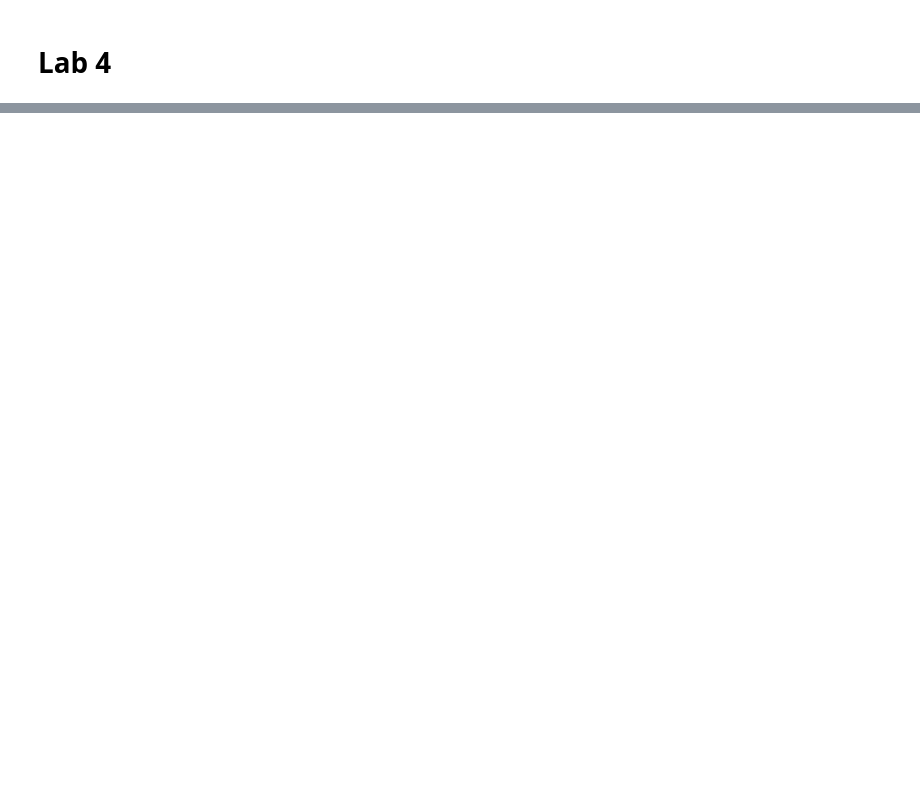
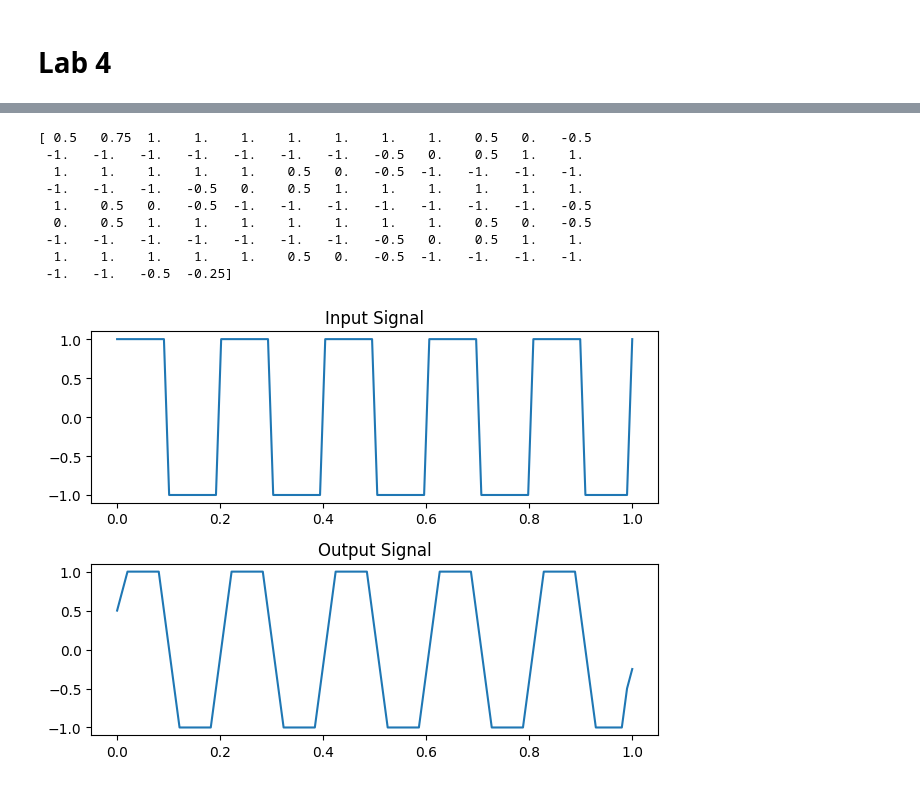
Before and after one commit to maanza-gs/college89, a Jupyter notebook: Sem9/ComputerVision/ComputerVisionLab.ipynb, the cells around one changed output, grey strips where cells are left out. Cells and saved outputs as stored; diff of their text form; code cells hidden in the pictures; blank space fills up the shorter version.

```diff
--- a/Sem9/ComputerVision/ComputerVisionLab.ipynb
+++ b/Sem9/ComputerVision/ComputerVisionLab.ipynb
@@ -941,0 +1044,24 @@ $sin θ = e^{iθ}-e^{-jθ} $ ???
+# %%
+t = np.linspace(0,1,100)
+x=signal.square(2*np.pi*5*t)
+h=1/4*np.ones(4) #Low Pass Filter
+y=signal.convolve(x,h, 'same')
+
+print(y,'\n\n')
+
+plt.subplot(2,1,1), plt.plot(t,x)
+plt.title("Input Signal")
+plt.subplot(2,1,2), plt.plot(t,y)
+plt.title("Output Signal")
+plt.tight_layout()
+# %% [output]
+[ 0.5   0.75  1.    1.    1.    1.    1.    1.    1.    0.5   0.   -0.5
+ -1.   -1.   -1.   -1.   -1.   -1.   -1.   -0.5   0.    0.5   1.    1.
+  1.    1.    1.    1.    1.    0.5   0.   -0.5  -1.   -1.   -1.   -1.
+ -1.   -1.   -1.   -0.5   0.    0.5   1.    1.    1.    1.    1.    1.
+  1.    0.5   0.   -0.5  -1.   -1.   -1.   -1.   -1.   -1.   -1.   -0.5
+  0.    0.5   1.    1.    1.    1.    1.    1.    1.    0.5   0.   -0.5
+ -1.   -1.   -1.   -1.   -1.   -1.   -1.   -0.5   0.    0.5   1.    1.
+  1.    1.    1.    1.    1.    0.5   0.   -0.5  -1.   -1.   -1.   -1.
+ -1.   -1.   -0.5  -0.25]
+[figure, added]
```
Also changed, not shown: parts of 26 cells of this notebook.
